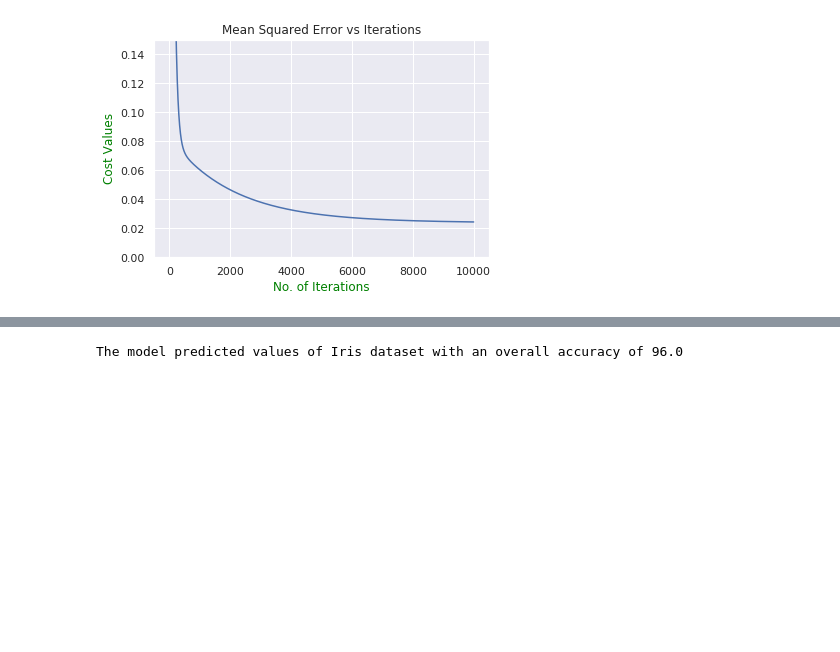
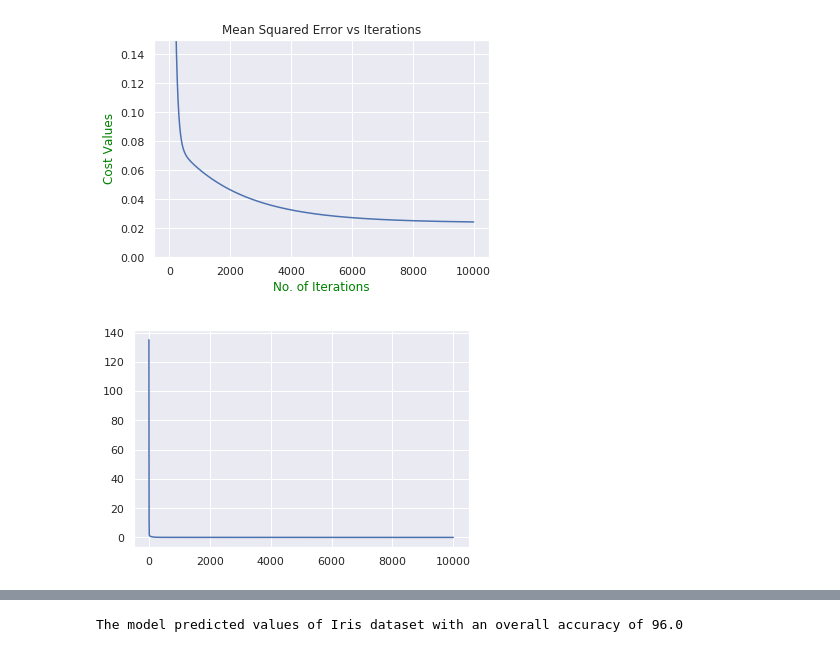
Before and after one commit to amarlearning/Linear-Regression-Iris-Dataset, a Jupyter notebook: linear-regression-on-iris-dataset.ipynb, the cells around one changed output, grey strips where cells are left out. Cells and saved outputs as stored; diff of their text form; code cells hidden in the pictures; blank space fills up the shorter version.

```diff
--- a/linear-regression-on-iris-dataset.ipynb
+++ b/linear-regression-on-iris-dataset.ipynb
@@ -143,6 +147,11 @@ plt.title("Mean Squared Error vs Iterations")
 plt.show()
 # %% [output]
 [figure]
+# %%
+ax = sns.lineplot(x=np.arange(iteration), y=J)
+plt.show()
+# %% [output]
+[figure, added]
 # %%
 ax = plt.subplot(111)
 
```
Also changed, not shown: parts of 6 cells of this notebook.
